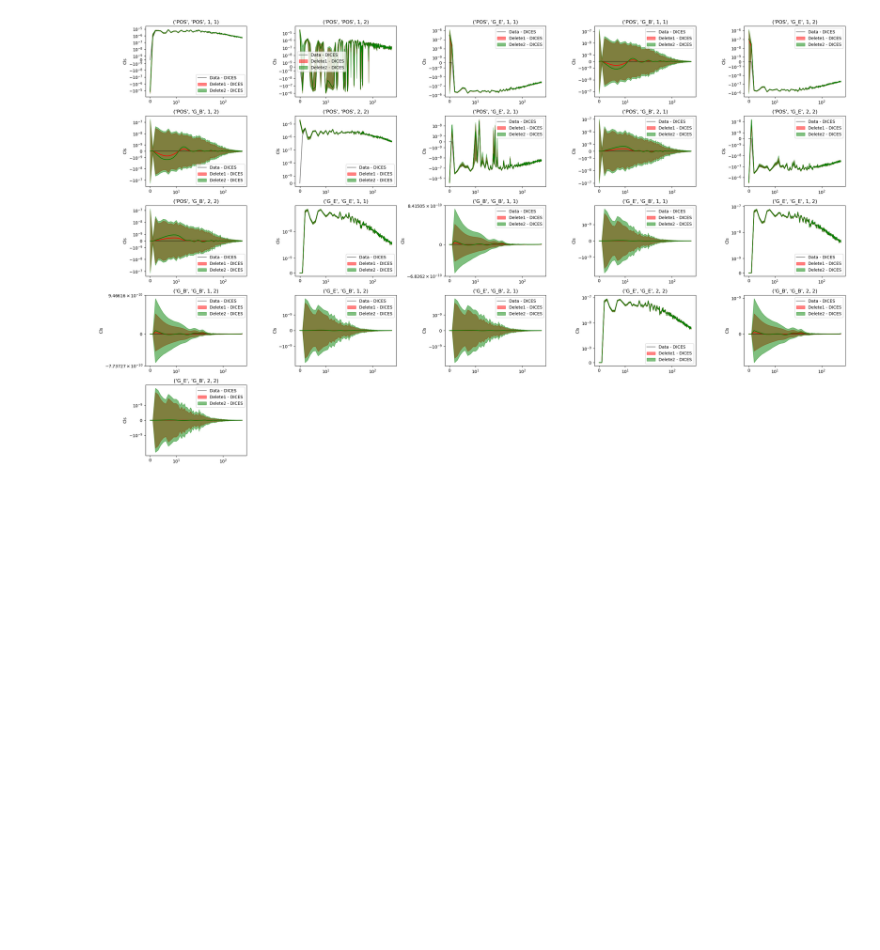
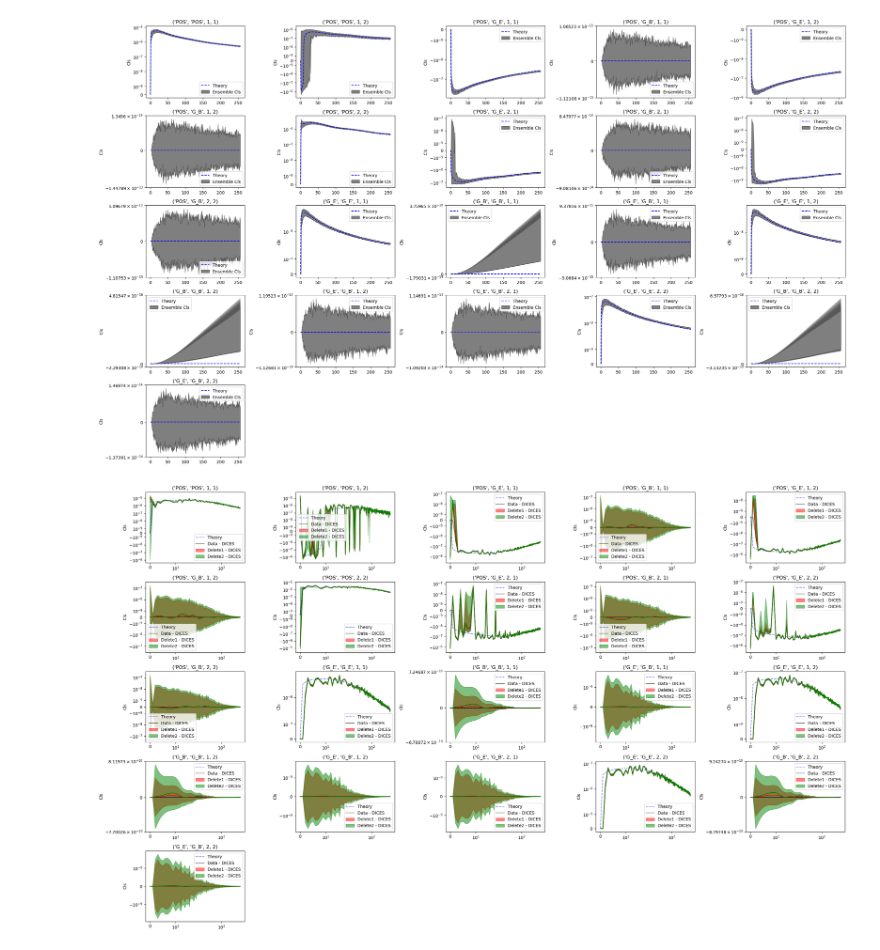
Before and after one commit to JaimeRZP/GLASS_cov_challenge, a Jupyter notebook: process_sim_lab.ipynb, the cells around one changed output. Cells and saved outputs as stored; diff of their text form; code cells hidden in the pictures; blank space fills up the shorter version.

```diff
--- a/process_sim_lab.ipynb
+++ b/process_sim_lab.ipynb
@@ -136,0 +107,16 @@ FileNotFoundError: [Errno 2] No such file or directory: './data/validation_cls.n
+# %%
+theory_cls = heracles.read("gaussian_sims/gaussian_sim_1/theory_cls.fits")
+_theory_cls = {}
+_theory_cls[("POS", "POS", 1, 1)] = theory_cls["W1xW1"]
+_theory_cls[("POS", "POS", 2, 2)] = theory_cls["W2xW2"]
+_theory_cls[("G_E", "G_E", 1, 1)] = theory_cls["W3xW3"]
+_theory_cls[("G_E", "G_E", 2, 2)] = theory_cls["W4xW4"]
+_theory_cls[("POS", "G_E", 1, 1)] = -theory_cls["W1xW3"].__array__()
+_theory_cls[("POS", "G_E", 2, 2)] = -theory_cls["W2xW4"].__array__()
+_theory_cls[("POS", "POS", 1, 2)] = theory_cls["W1xW2"]
+_theory_cls[("POS", "G_E", 1, 2)] = -theory_cls["W1xW4"].__array__()
+_theory_cls[("POS", "G_E", 2, 1)] = -theory_cls["W2xW3"].__array__()
+_theory_cls[("G_E", "G_E", 1, 2)] = theory_cls["W3xW4"]
+for key in cls0.keys():
+    if key not in _theory_cls:
+        _theory_cls[key] = np.zeros_like(cls0[key])
@@ -137,3 +146,35 @@ FileNotFoundError: [Errno 2] No such file or directory: './data/validation_cls.n
+# %%
+# Determine the number of subplots needed
+num_plots = len(cls1_m)
+num_cols = math.ceil(math.sqrt(num_plots))
+num_rows = math.ceil(num_plots / num_cols)
+
+fig, axes = plt.subplots(nrows=num_rows, ncols=num_cols, figsize=(25, 15))
+
+# Flatten axes array for easy iteration
+axes = axes.flatten()
+
+# Plot each Cls with error bars
+for (ax, key) in zip(axes, cls1_m.keys()):
+    a, b, na, nb = key
+    _vcl = _theory_cls[key]
+    _cl = ensemble_cls[key]
+    err = np.sqrt(np.diag(ensemble_cov[key]))
+    ax.plot(ls, _vcl, 'b--', alpha=1.0, label='Theory')
+    ax.fill_between(ls, _cl-err, _cl+err, color="k", alpha=0.5, label='Ensemble Cls')
+    ax.legend()
+    ax.set_title(f'{key}')
+    ax.set_ylabel('Cls')
+    ax.set_yscale('symlog', linthresh=1e-9, linscale=0.5)
+
+# Hide any unused subplots
+for ax in axes[len(cls1_m):]:
+    ax.axis('off')
+
+plt.tight_layout()
+plt.show()
+# %% [output]
+[figure, added]
 # %%
 # Determine the number of subplots needed
 num_plots = len(cls1_m)
@@ -148,13 +189,13 @@ axes = axes.flatten()
 # Plot each Cls with error bars
 for (ax, key) in zip(axes, cls1_m.keys()):
     a, b, na, nb = key
-    #_vcl = vcls[key]
-    _cl = cls0[key]#-bls[key]
+    _vcl = _theory_cls[key]
+    _cl = cls0[key]
     cl1m = cls1_m[key]
     cl1s = cls1_s[key]
     cl2m = cls2_m[key]
     cl2s = cls2_s[key]
-    #ax.plot(ls, _vcl, 'b-', alpha=0.5, label='Theory')
+    ax.plot(ls, _vcl, 'b--', alpha=0.5, label='Theory')
     ax.plot(ls, _cl, 'k-', alpha=0.5, label='Data - DICES')
     ax.plot(ls, cl1m, 'r-')
     ax.fill_between(ls, cl1m - cl1s, cl1m + cl1s, color='r', alpha=0.5, label='Delete1 - DICES')
@@ -173,7 +214,7 @@ for ax in axes[len(cls1_m):]:
 plt.tight_layout()
 plt.show()
 # %% [output]
-[figure, old version]
+[figure, new version]
 # %%
 # Determine the number of subplots needed
 num_plots = len(cls1_m)
```
Also changed, not shown: parts of 10 cells of this notebook, 2 other files.
